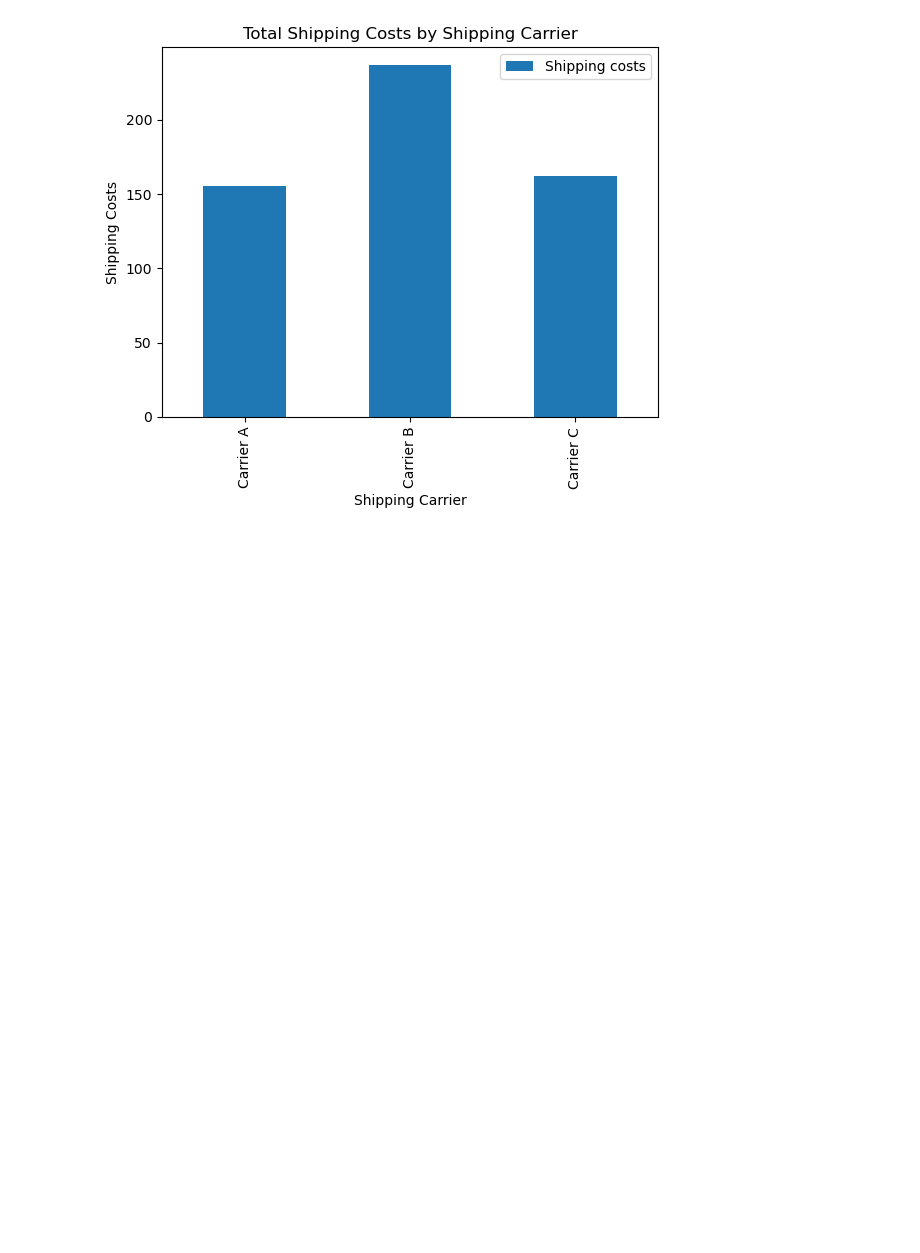
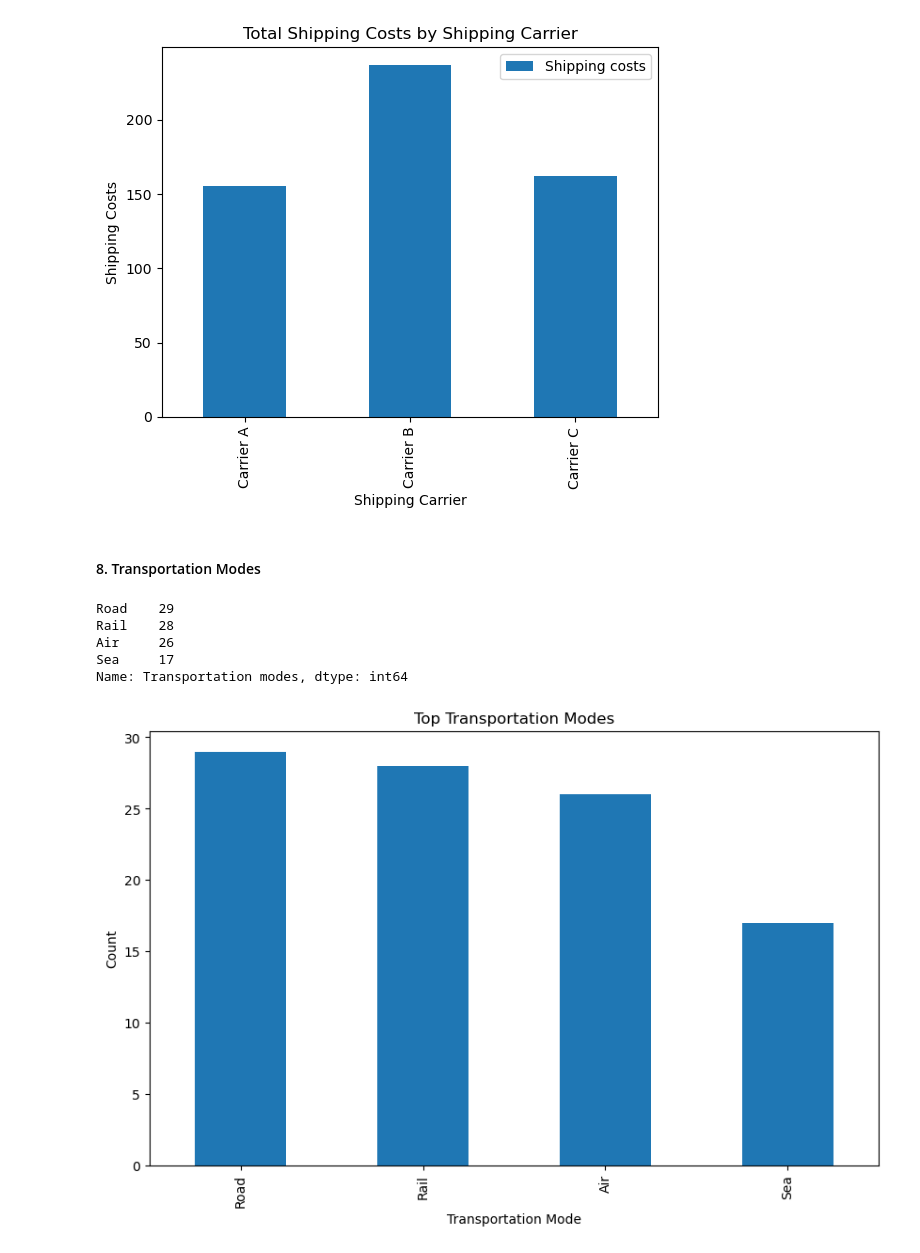
Before and after one commit to George-Mbugua/Supply-Chain-Analysis, a Jupyter notebook: Supply-Chain-Analysis.ipynb, the cells around one changed output. Drawn from its saved outputs; the diff is of its cells as text; code cells hidden in the pictures; blank space fills up the shorter version.

```diff
--- a/Supply-Chain-Analysis.ipynb
+++ b/Supply-Chain-Analysis.ipynb
@@ -363,3 +363,24 @@ ax.set_ylabel('Shipping Costs')
 plt.show()
 # %% [output]
 [figure]
+# %% [markdown]
+#### 8. Transportation Modes
+# %%
+transport_modes = df['Transportation modes'].value_counts()
+transport_modes
+# %% [output]
+Road    29
+Rail    28
+Air     26
+Sea     17
+Name: Transportation modes, dtype: int64
+# %%
+# Plot
+plt.figure(figsize=(10,6))
+transport_modes.plot(kind='bar')
+plt.title('Top Transportation Modes')
+plt.xlabel('Transportation Mode')
+plt.ylabel('Count')
+plt.show()
+# %% [output]
+[figure, added]
```
Also changed, not shown: parts of 4 cells of this notebook.
